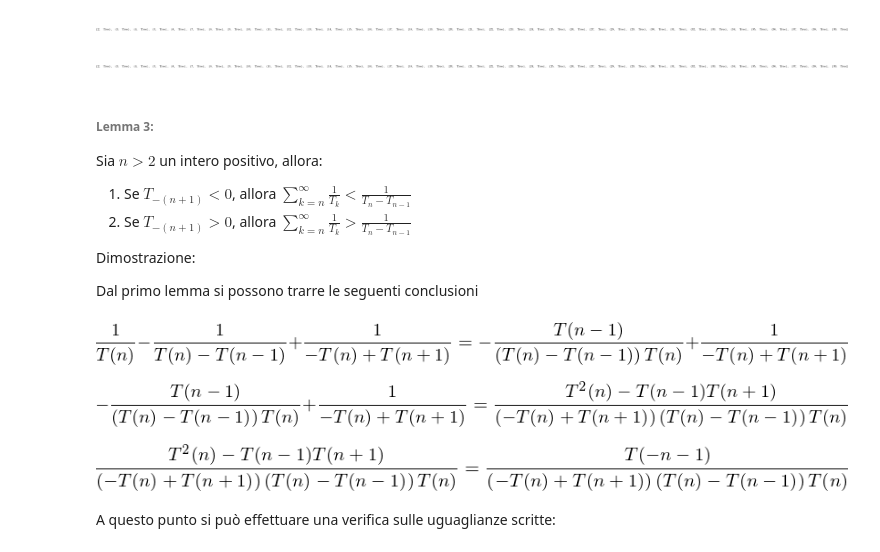
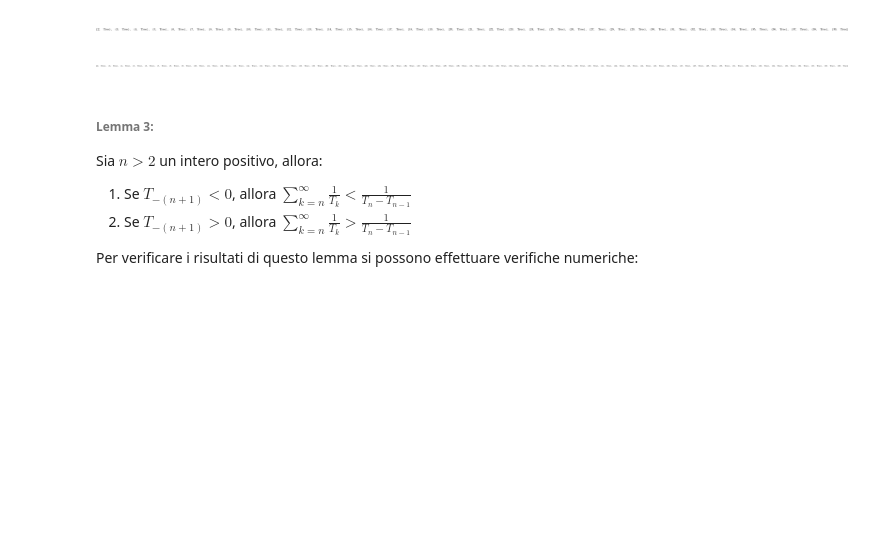
Before and after one commit to iskorini/PAA-Project, a Jupyter notebook: Notebook.ipynb, the cells around one changed output. Cells and saved outputs as stored; diff of their text form; code cells hidden in the pictures; blank space fills up the shorter version.

Commit message:
verifica

```diff
--- a/Notebook.ipynb
+++ b/Notebook.ipynb
@@ -175,36 +175,13 @@ calc_lem2_expr4 = Lambda([n], lem2_expr4)
 # %%
 lem2_expr6 = 1/(((-1)**n) * (T(n)+T(n-1))-1)
 calc_lem2_expr6 = Lambda([n], lem2_expr6)
-[(n, calc_lem2_expr6(n).evalf() > calc_lem2_expr5(n).doit().evalf()) for n in range(2, 40)]
+[(n, calc_lem2_expr6(n).evalf() > calc_lem2_expr5(n).doit().evalf()) for n in range(2, 60)]
 # %% [output]
-[figure, old version]
+[figure, new version]
 # %% [markdown]
 ###### Lemma 3:
 Sia $n>2$ un intero positivo, allora:
 1. Se $T_{-(n+1)} < 0$, allora $\sum_{k=n}^{\infty} \frac{1}{T_k} < \frac{1}{T_n - T_{n-1}}$
 2. Se $T_{-(n+1)} > 0$, allora $\sum_{k=n}^{\infty} \frac{1}{T_k} > \frac{1}{T_n - T_{n-1}}$
 
-Dimostrazione:
-
-Dal primo lemma si possono trarre le seguenti conclusioni
+Per verificare i risultati di questo lemma si possono effettuare verifiche numeriche:
-# %%
-lem3_expr1 = (1/(T(n)))-(1/(T(n)-T(n-1)))+(1/((T(n+1)-T(n))))
-lem3_expr2 = ((-T(n-1))/(T(n)*(T(n)-T(n-1)))) +  (1/(T(n+1)-T(n)))
-lem3_eq12 = Eq(lem3_expr1, lem3_expr2)
-lem3_eq12
-# %% [output]
-[figure, removed]
-# %%
-lem3_expr3 = ((T(n)**2 - T(n+1)*T(n-1))/(T(n)*(T(n)-(T(n-1)))*(T(n+1)-T(n))))
-lem3_eq23 = Eq(lem3_expr2, lem3_expr3)
-lem3_eq23
-# %% [output]
-[figure, removed]
-# %%
-lem3_expr4 = (T(-(n+1)))/(T(n)*(T(n)-T(n-1))*(T(n+1)-T(n)))
-lem3_eq34 = Eq(lem3_expr3, lem3_expr4)
-lem3_eq34
-# %% [output]
-[figure, removed]
-# %% [markdown]
-A questo punto si può effettuare una verifica sulle uguaglianze scritte:
```
Also changed, not shown: parts of 12 cells of this notebook.
